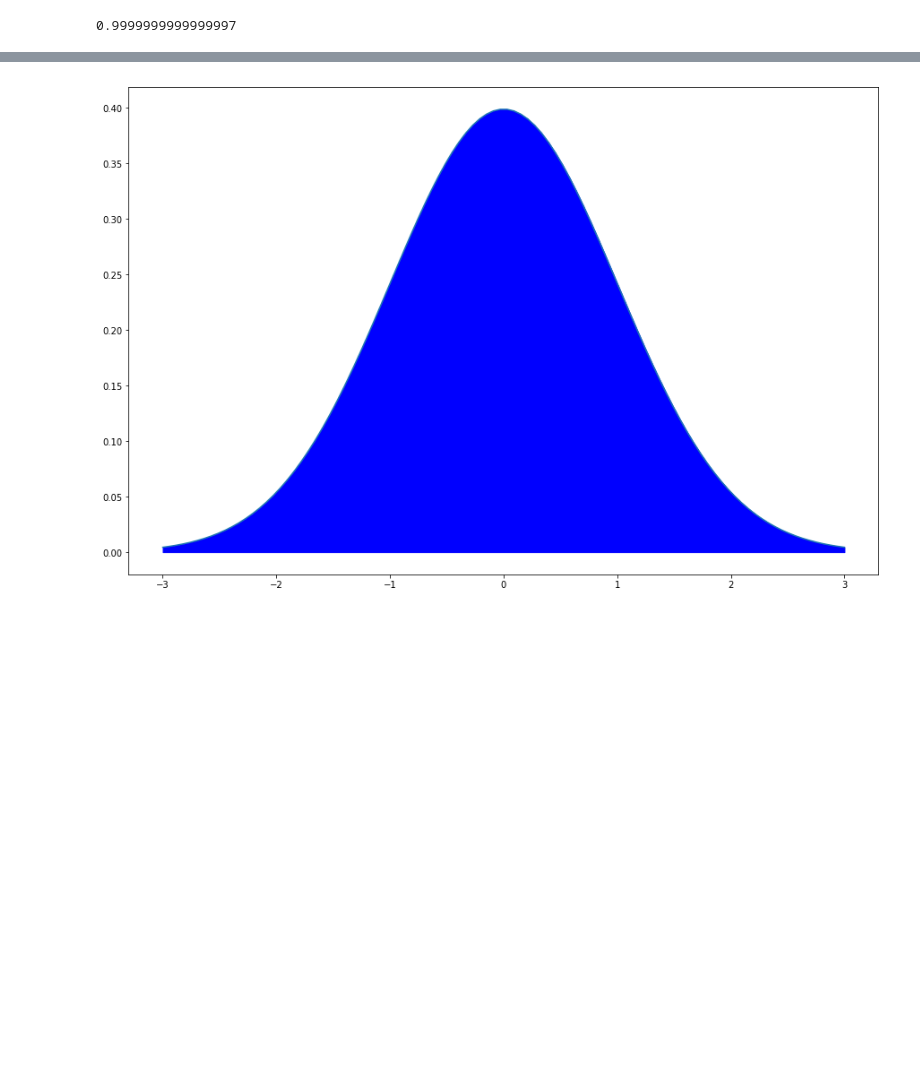
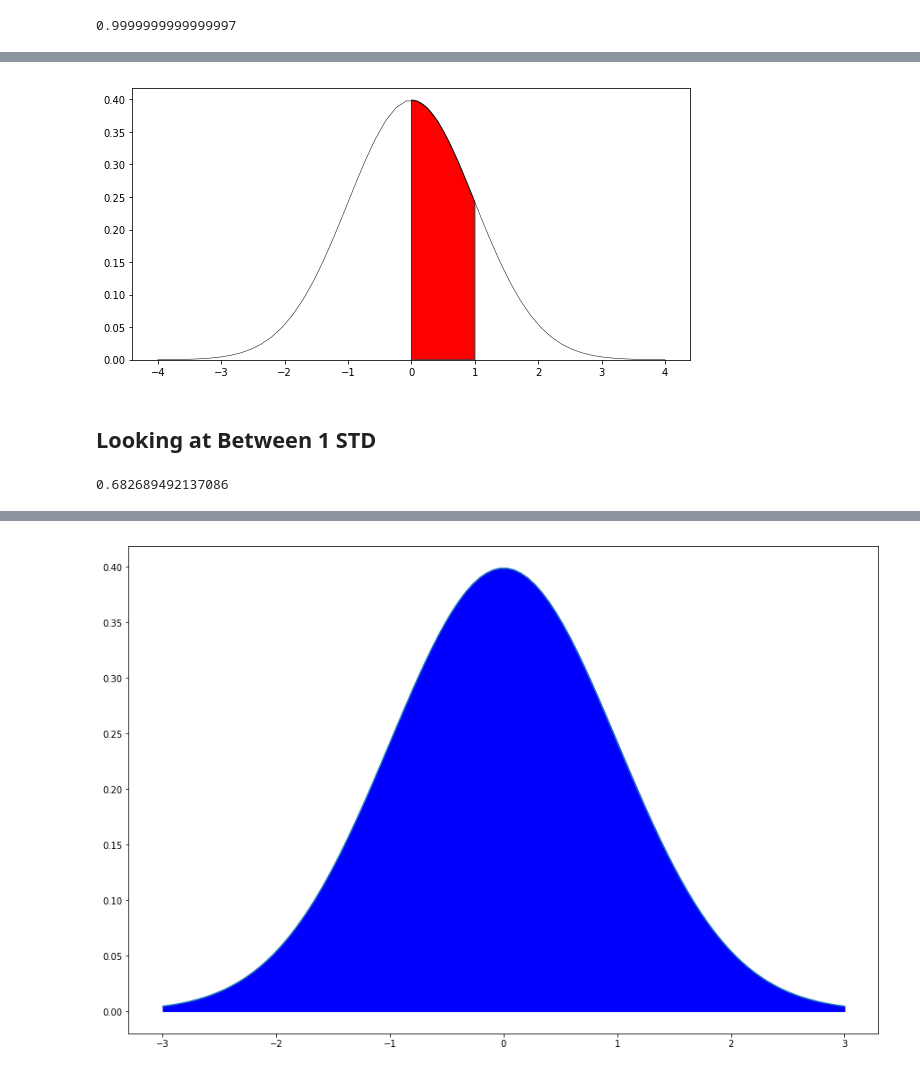
Before and after one commit to mGalarnyk/Python_Tutorials, a Jupyter notebook: Statistics/normal_Distribution_Area_Under_Curve.ipynb, the cells around one changed output, grey strips where cells are left out. Saved outputs shown, nothing was run; the diff lists cells and outputs as text; code cells hidden in the pictures; blank space fills up the shorter version.

```diff
--- a/Statistics/normal_Distribution_Area_Under_Curve.ipynb
+++ b/Statistics/normal_Distribution_Area_Under_Curve.ipynb
@@ -49,0 +86,22 @@ result
+# %%
+# This should really be -inf to positive inf, but graph can only be so big.
+# Currently it is plus or minus 5 std deviations
+a, b = 0, 1 # integral limits
+
+x = np.linspace(-4, 4)
+y = normalProbabilityDensity(x)
+
+fig, ax = plt.subplots(figsize=(10, 5))
+ax.plot(x, y, 'k', linewidth=.5)
+ax.set_ylim(ymin=0)
+
+# Make the shaded region
+ix = np.linspace(0, 1)
+iy = normalProbabilityDensity(ix)
+verts = [(a, 0)] + list(zip(ix, iy)) + [(b, 0)]
+poly = Polygon(verts, facecolor='red', edgecolor='0.2')
+ax.add_patch(poly);
+# %% [output]
+[figure, added]
+# %% [markdown]
+## Looking at Between 1 STD
@@ -49,0 +110,4 @@ result
+# %%
+result
+# %% [output]
+0.682689492137086
```
Also changed, not shown: parts of 27 cells of this notebook.
